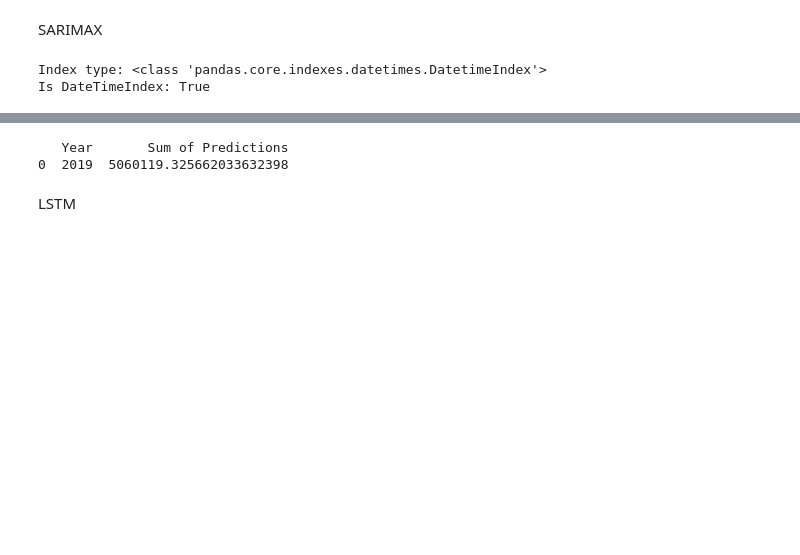
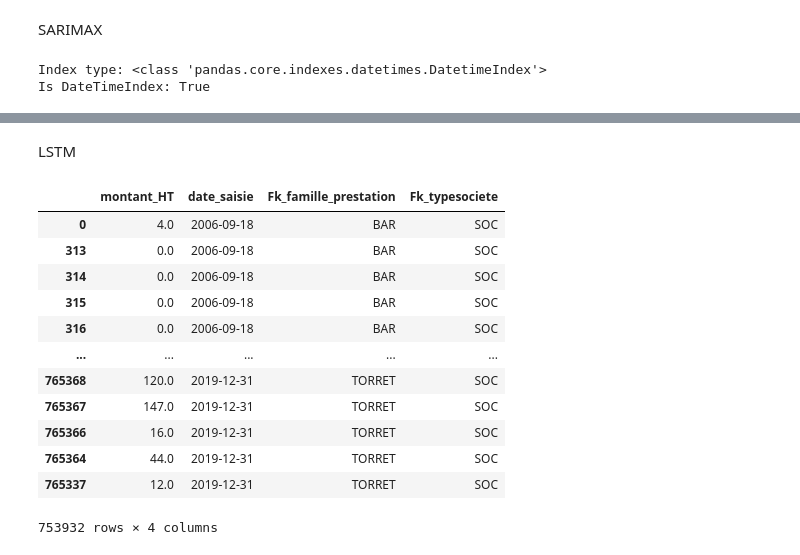
Before and after one commit to Adamderbel/AI, a Jupyter notebook: dataprep.ipynb, the cells around one changed output, grey strips where cells are left out. Cells and saved outputs as stored; diff of their text form; code cells hidden in the pictures; blank space fills up the shorter version.

```diff
--- a/dataprep.ipynb
+++ b/dataprep.ipynb
@@ -240,20 +401,18 @@ RMSE: 373.02142427923036
-# %%
-
-sum_of_predictions = predictions.sum()
-
-# Extract unique years from the test data
-unique_years = test_data.index.year.unique()
-
-# Create a DataFrame to store the sum of predictions with the corresponding unique years
-sum_df = pd.DataFrame({'Year': unique_years, 'Sum of Predictions': sum_of_predictions})
-
-# Format the 'Sum of Predictions' column in the DataFrame
-sum_df['Sum of Predictions'] = sum_df['Sum of Predictions'].apply(lambda x: "{:.15f}".format(x))
-
-# Print the DataFrame
-print(sum_df)
-# %% [output]
-   Year       Sum of Predictions
-0  2019  5060119.325662033632398
 # %% [markdown]
 LSTM
+# %%
+df
+# %% [output]
+|  | montant_HT | date_saisie | Fk_famille_prestation | Fk_typesociete |
+| 0 | 4.0 | 2006-09-18 | BAR | SOC |
+| 313 | 0.0 | 2006-09-18 | BAR | SOC |
+| 314 | 0.0 | 2006-09-18 | BAR | SOC |
+| 315 | 0.0 | 2006-09-18 | BAR | SOC |
+| 316 | 0.0 | 2006-09-18 | BAR | SOC |
+| ... | ... | ... | ... | ... |
+| 765368 | 120.0 | 2019-12-31 | TORRET | SOC |
+| 765367 | 147.0 | 2019-12-31 | TORRET | SOC |
+| 765366 | 16.0 | 2019-12-31 | TORRET | SOC |
+| 765364 | 44.0 | 2019-12-31 | TORRET | SOC |
+| 765337 | 12.0 | 2019-12-31 | TORRET | SOC |
+753932 rows × 4 columns
```
Also changed, not shown: parts of 57 cells of this notebook.
